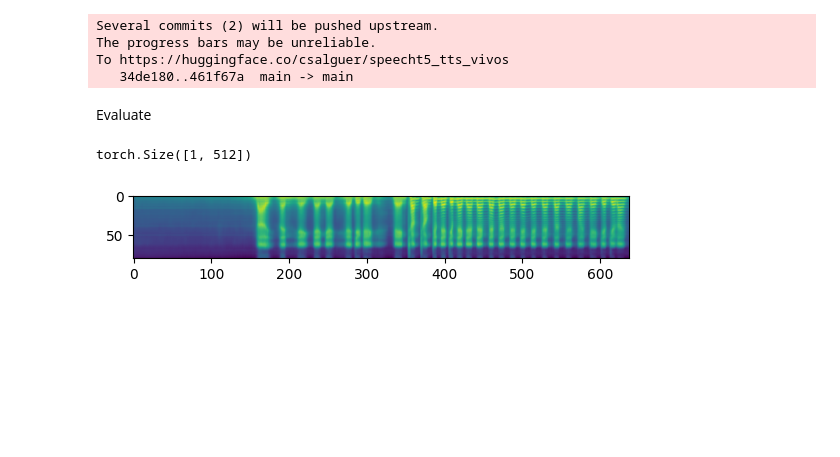
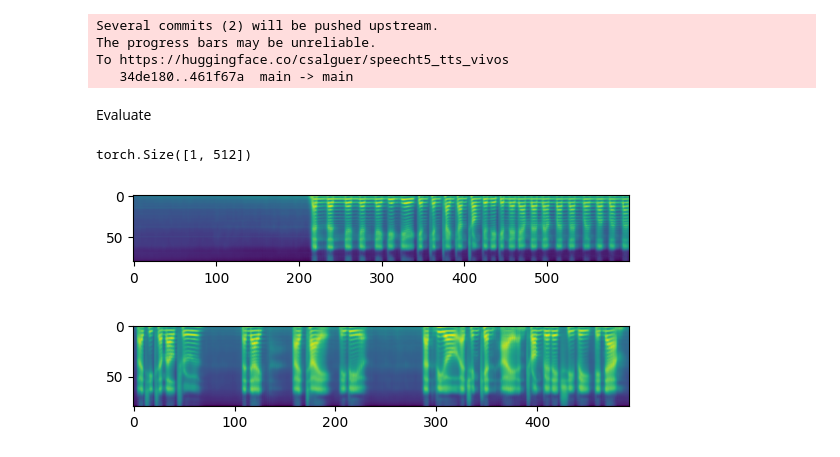
Before and after one commit to csalguer/viet2word, a Jupyter notebook: notebooks/speechT5_TTS_viet.ipynb, the cells around one changed output. Cells and saved outputs as stored; diff of their text form; code cells hidden in the pictures; blank space fills up the shorter version.

Commit message:
Added comparison to base speechT5_tts model

```diff
--- a/notebooks/speechT5_TTS_viet.ipynb
+++ b/notebooks/speechT5_TTS_viet.ipynb
@@ -482,6 +482,7 @@ To https://huggingface.co/csalguer/speecht5_tts_vivos
 Evaluate
 # %%
 trained_model = SpeechT5ForTextToSpeech.from_pretrained("csalguer/speecht5_tts_vivos", cache_dir=cache_dir)
+base_model = SpeechT5ForTextToSpeech.from_pretrained("microsoft/speecht5_tts", cache_dir=cache_dir)
 # %%
 example = prepared_dataset["test"][137]
 speaker_embeddings = torch.tensor(example["speaker_embeddings"]).unsqueeze(0)
@@ -492,12 +493,17 @@ torch.Size([1, 512])
 text = "Đây được xem là truyện thơ nổi tiếng nhất và xét vào hàng kinh điển trong văn học Việt Nam."
 inputs = processor(text=text, return_tensors="pt")
 # %%
-spectrogram = trained_model.generate_speech(inputs["input_ids"], speaker_embeddings)
+vivos_spectrogram = trained_model.generate_speech(inputs["input_ids"], speaker_embeddings)
+base_spectrogram = base_model.generate_speech(inputs["input_ids"], speaker_embeddings)
 # %%
 plt.figure()
-plt.imshow(spectrogram.T)
+plt.imshow(vivos_spectrogram.T)
 plt.show()
+plt.figure()
+plt.imshow(base_spectrogram.T)
+plt.show()
 # %% [output]
-[figure, old version]
+[figure, new version]
+[figure, added]
 # %%
 with torch.no_grad():
```
Also changed, not shown: parts of 3 cells of this notebook.
